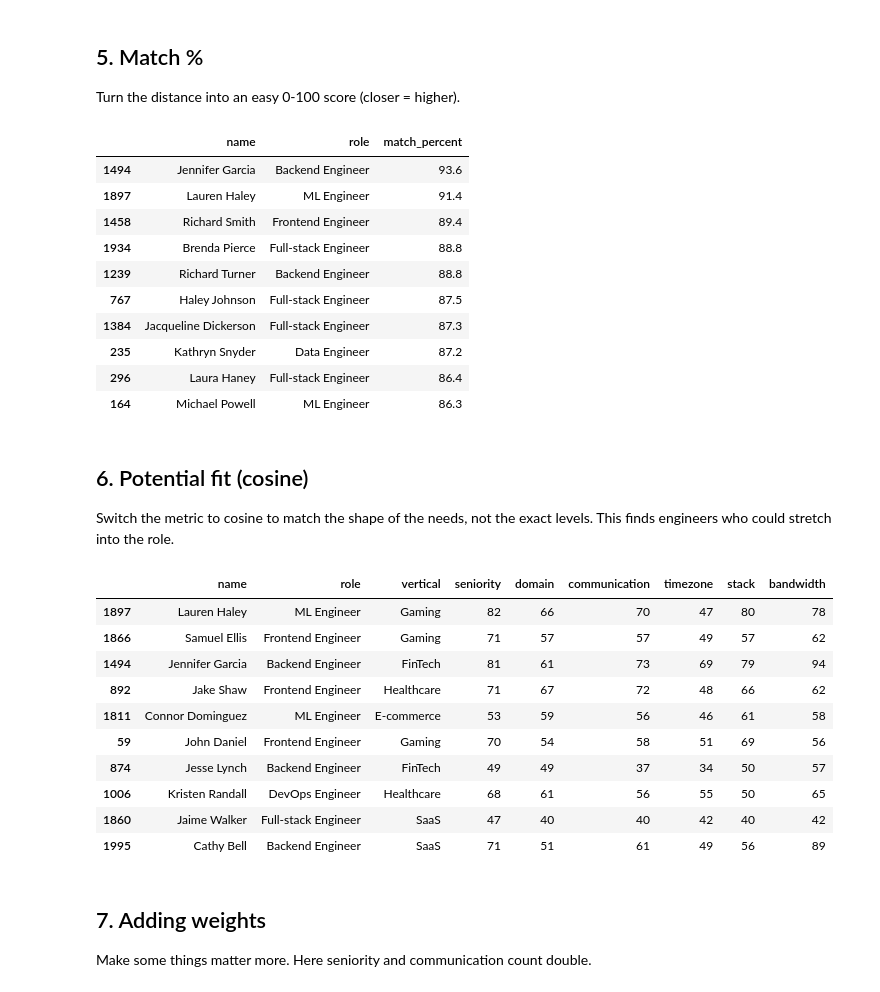
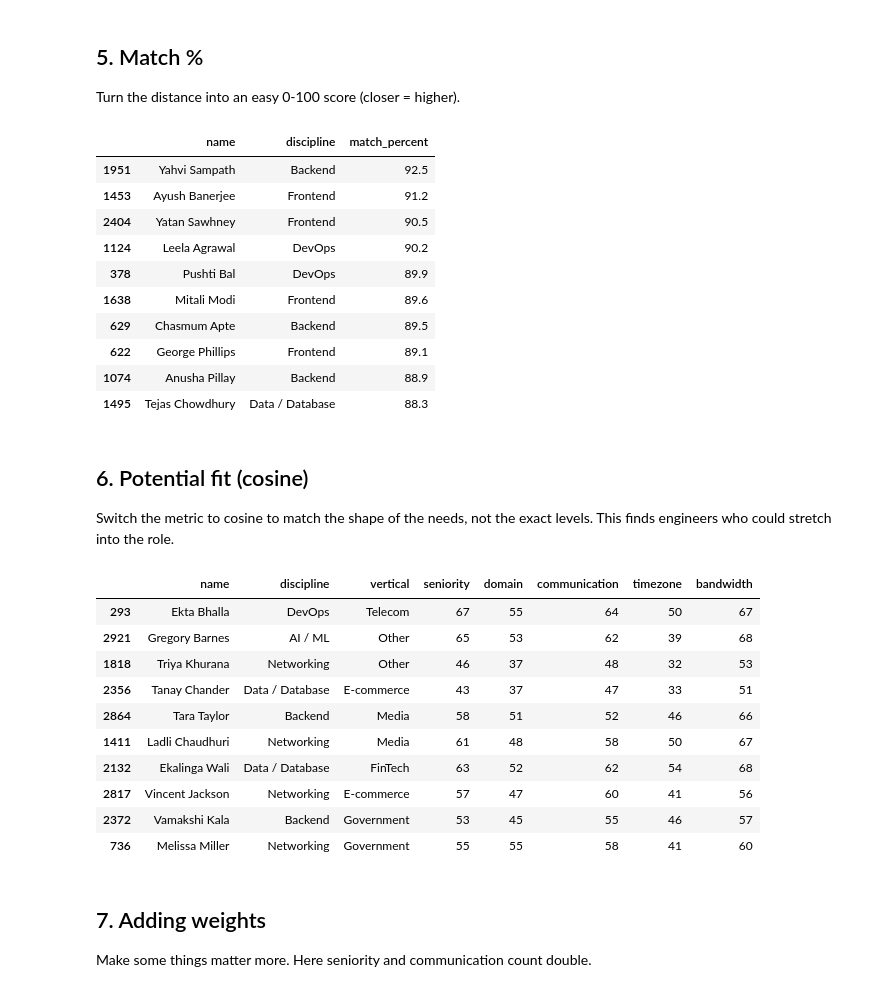
Before and after one commit to Jsn04/SkillMatch, a Jupyter notebook: data/similarity.ipynb, the cells around one changed output. Drawn from its saved outputs; the diff is of its cells as text; code cells hidden in the pictures.

```diff
--- a/data/similarity.ipynb
+++ b/data/similarity.ipynb
@@ -23,4 +23,4 @@ engineers.head()
 # %%
-attributes = ["seniority", "domain", "communication", "timezone", "stack", "bandwidth"]
+attributes = ["seniority", "domain", "communication", "timezone", "bandwidth"]
 engineers[attributes].head()
 # %% [output]
@@ -76,24 +75,24 @@ engineers.iloc[indices[0]][["name", "role", "vertical"] + attributes]
 
 Turn the distance into an easy 0-100 score (closer = higher).
 # %%
-# the biggest possible distance (all six values 99 apart)
+# the biggest possible distance (all five values 99 apart)
 max_distance = np.sqrt(len(attributes) * (99 ** 2))
 
 results = engineers.iloc[indices[0]].copy()
 results["match_percent"] = ((1 - distances[0] / max_distance) * 100).round(1)
-results[["name", "role", "match_percent"]]
+results[["name", "discipline", "match_percent"]]
 # %% [output]
-|  | name | role | match_percent |
-| 1494 | Jennifer Garcia | Backend Engineer | 93.6 |
-| 1897 | Lauren Haley | ML Engineer | 91.4 |
-| 1458 | Richard Smith | Frontend Engineer | 89.4 |
-| 1934 | Brenda Pierce | Full-stack Engineer | 88.8 |
-| 1239 | Richard Turner | Backend Engineer | 88.8 |
-| 767 | Haley Johnson | Full-stack Engineer | 87.5 |
-| 1384 | Jacqueline Dickerson | Full-stack Engineer | 87.3 |
-| 235 | Kathryn Snyder | Data Engineer | 87.2 |
-| 296 | Laura Haney | Full-stack Engineer | 86.4 |
-| 164 | Michael Powell | ML Engineer | 86.3 |
+|  | name | discipline | match_percent |
+| 1951 | Yahvi Sampath | Backend | 92.5 |
+| 1453 | Ayush Banerjee | Frontend | 91.2 |
+| 2404 | Yatan Sawhney | Frontend | 90.5 |
+| 1124 | Leela Agrawal | DevOps | 90.2 |
+| 378 | Pushti Bal | DevOps | 89.9 |
+| 1638 | Mitali Modi | Frontend | 89.6 |
+| 629 | Chasmum Apte | Backend | 89.5 |
+| 622 | George Phillips | Frontend | 89.1 |
+| 1074 | Anusha Pillay | Backend | 88.9 |
+| 1495 | Tejas Chowdhury | Data / Database | 88.3 |
 # %% [markdown]
 ## 6. Potential fit (cosine)
 
@@ -101,21 +100,21 @@ Switch the metric to cosine to match the shape of the needs, not the exact level
 # %%
 potential_knn = NearestNeighbors(n_neighbors=10, metric="cosine")
 potential_knn.fit(engineers[attributes].to_numpy())
 
 p_dist, p_idx = potential_knn.kneighbors([project_vector])
-engineers.iloc[p_idx[0]][["name", "role", "vertical"] + attributes]
+engineers.iloc[p_idx[0]][["name", "discipline", "vertical"] + attributes]
 # %% [output]
-|  | name | role | vertical | seniority | domain | communication | timezone | stack | bandwidth |
-| 1897 | Lauren Haley | ML Engineer | Gaming | 82 | 66 | 70 | 47 | 80 | 78 |
-| 1866 | Samuel Ellis | Frontend Engineer | Gaming | 71 | 57 | 57 | 49 | 57 | 62 |
-| 1494 | Jennifer Garcia | Backend Engineer | FinTech | 81 | 61 | 73 | 69 | 79 | 94 |
-| 892 | Jake Shaw | Frontend Engineer | Healthcare | 71 | 67 | 72 | 48 | 66 | 62 |
-| 1811 | Connor Dominguez | ML Engineer | E-commerce | 53 | 59 | 56 | 46 | 61 | 58 |
-| 59 | John Daniel | Frontend Engineer | Gaming | 70 | 54 | 58 | 51 | 69 | 56 |
-| 874 | Jesse Lynch | Backend Engineer | FinTech | 49 | 49 | 37 | 34 | 50 | 57 |
-| 1006 | Kristen Randall | DevOps Engineer | Healthcare | 68 | 61 | 56 | 55 | 50 | 65 |
-| 1860 | Jaime Walker | Full-stack Engineer | SaaS | 47 | 40 | 40 | 42 | 40 | 42 |
-| 1995 | Cathy Bell | Backend Engineer | SaaS | 71 | 51 | 61 | 49 | 56 | 89 |
+|  | name | discipline | vertical | seniority | domain | communication | timezone | bandwidth |
+| 293 | Ekta Bhalla | DevOps | Telecom | 67 | 55 | 64 | 50 | 67 |
+| 2921 | Gregory Barnes | AI / ML | Other | 65 | 53 | 62 | 39 | 68 |
+| 1818 | Triya Khurana | Networking | Other | 46 | 37 | 48 | 32 | 53 |
+| 2356 | Tanay Chander | Data / Database | E-commerce | 43 | 37 | 47 | 33 | 51 |
+| 2864 | Tara Taylor | Backend | Media | 58 | 51 | 52 | 46 | 66 |
+| 1411 | Ladli Chaudhuri | Networking | Media | 61 | 48 | 58 | 50 | 67 |
+| 2132 | Ekalinga Wali | Data / Database | FinTech | 63 | 52 | 62 | 54 | 68 |
+| 2817 | Vincent Jackson | Networking | E-commerce | 57 | 47 | 60 | 41 | 56 |
+| 2372 | Vamakshi Kala | Backend | Government | 53 | 45 | 55 | 46 | 57 |
+| 736 | Melissa Miller | Networking | Government | 55 | 55 | 58 | 41 | 60 |
 # %% [markdown]
 ## 7. Adding weights
 
```
Also changed, not shown: parts of 9 cells of this notebook, 7 other files.
